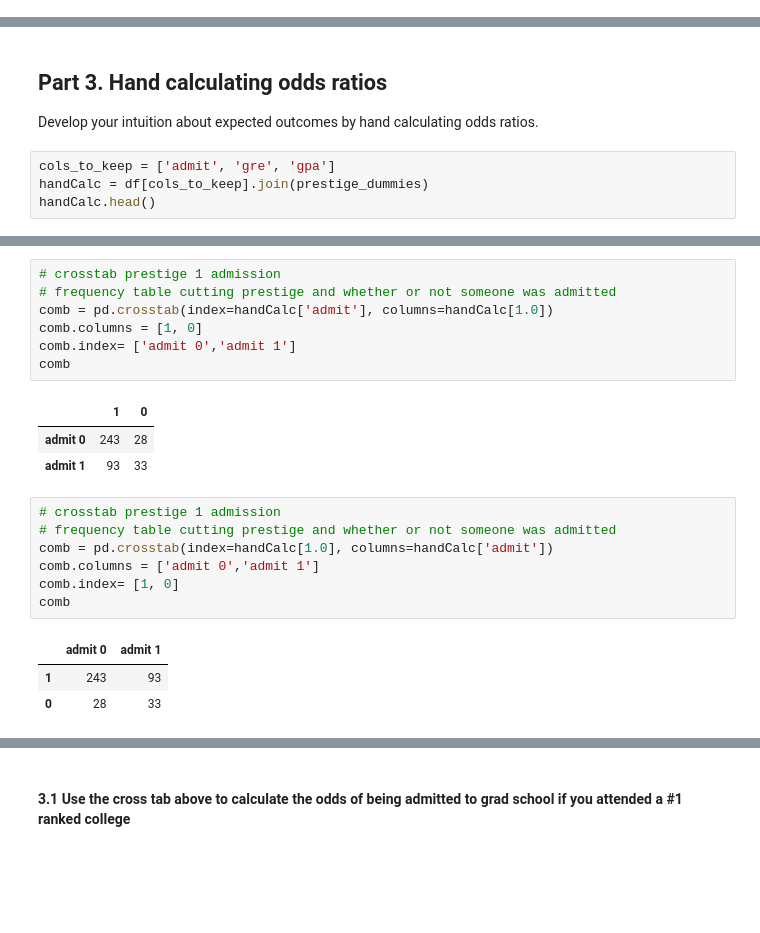
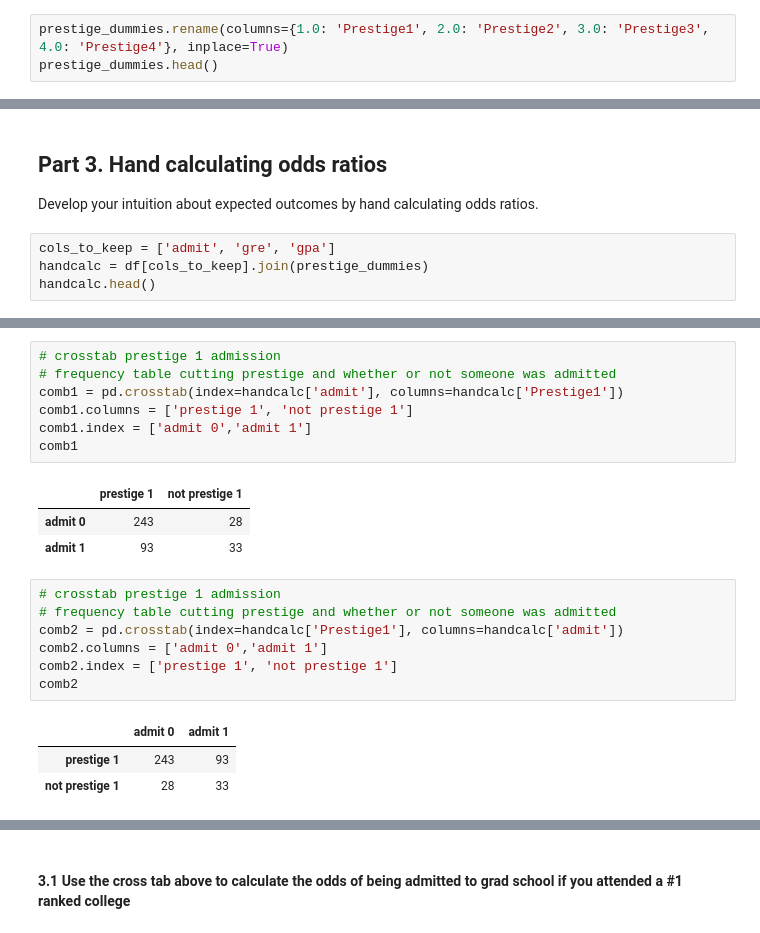
Before and after one commit to YStrano/DataScience_GA, a Jupyter notebook: projects/project_3/starter-code/Project 3 - Yair Strano.ipynb, the cells around one changed output, grey strips where cells are left out. Drawn from its saved outputs; the diff is of its cells as text; blank space fills up the shorter version.

```diff
--- a/projects/project_3/starter-code/Project 3 - Yair Strano.ipynb
+++ b/projects/project_3/starter-code/Project 3 - Yair Strano.ipynb
@@ -60,3 +61,6 @@ prestige_dummies.head()
 | 2 | 1 | 0 | 0 | 0 |
 | 3 | 0 | 0 | 0 | 1 |
 | 4 | 0 | 0 | 0 | 1 |
+# %%
+prestige_dummies.rename(columns={1.0: 'Prestige1', 2.0: 'Prestige2', 3.0: 'Prestige3', 4.0: 'Prestige4'}, inplace=True)
+prestige_dummies.head()
@@ -70,6 +81,6 @@ Answer: 3 (always 1 less than the number of calss variables)
 Develop your intuition about expected outcomes by hand calculating odds ratios.
 # %%
 cols_to_keep = ['admit', 'gre', 'gpa']
-handCalc = df[cols_to_keep].join(prestige_dummies)
-handCalc.head()
+handcalc = df[cols_to_keep].join(prestige_dummies)
+handcalc.head()
 # %% [output]
@@ -128,22 +177,22 @@ comb
 # %%
 # crosstab prestige 1 admission
 # frequency table cutting prestige and whether or not someone was admitted
-comb = pd.crosstab(index=handCalc['admit'], columns=handCalc[1.0])
-comb.columns = [1, 0]
-comb.index= ['admit 0','admit 1']
-comb
+comb1 = pd.crosstab(index=handcalc['admit'], columns=handcalc['Prestige1'])
+comb1.columns = ['prestige 1', 'not prestige 1']
+comb1.index = ['admit 0','admit 1']
+comb1
 # %% [output]
-|  | 1 | 0 |
+|  | prestige 1 | not prestige 1 |
 | admit 0 | 243 | 28 |
 | admit 1 | 93 | 33 |
 # %%
 # crosstab prestige 1 admission
 # frequency table cutting prestige and whether or not someone was admitted
-comb = pd.crosstab(index=handCalc[1.0], columns=handCalc['admit'])
-comb.columns = ['admit 0','admit 1']
-comb.index= [1, 0]
-comb
+comb2 = pd.crosstab(index=handcalc['Prestige1'], columns=handcalc['admit'])
+comb2.columns = ['admit 0','admit 1']
+comb2.index = ['prestige 1', 'not prestige 1']
+comb2
 # %% [output]
 |  | admit 0 | admit 1 |
-| 1 | 243 | 93 |
-| 0 | 28 | 33 |
+| prestige 1 | 243 | 93 |
+| not prestige 1 | 28 | 33 |
```
Also changed, not shown: parts of 30 cells of this notebook, 1 other file.
